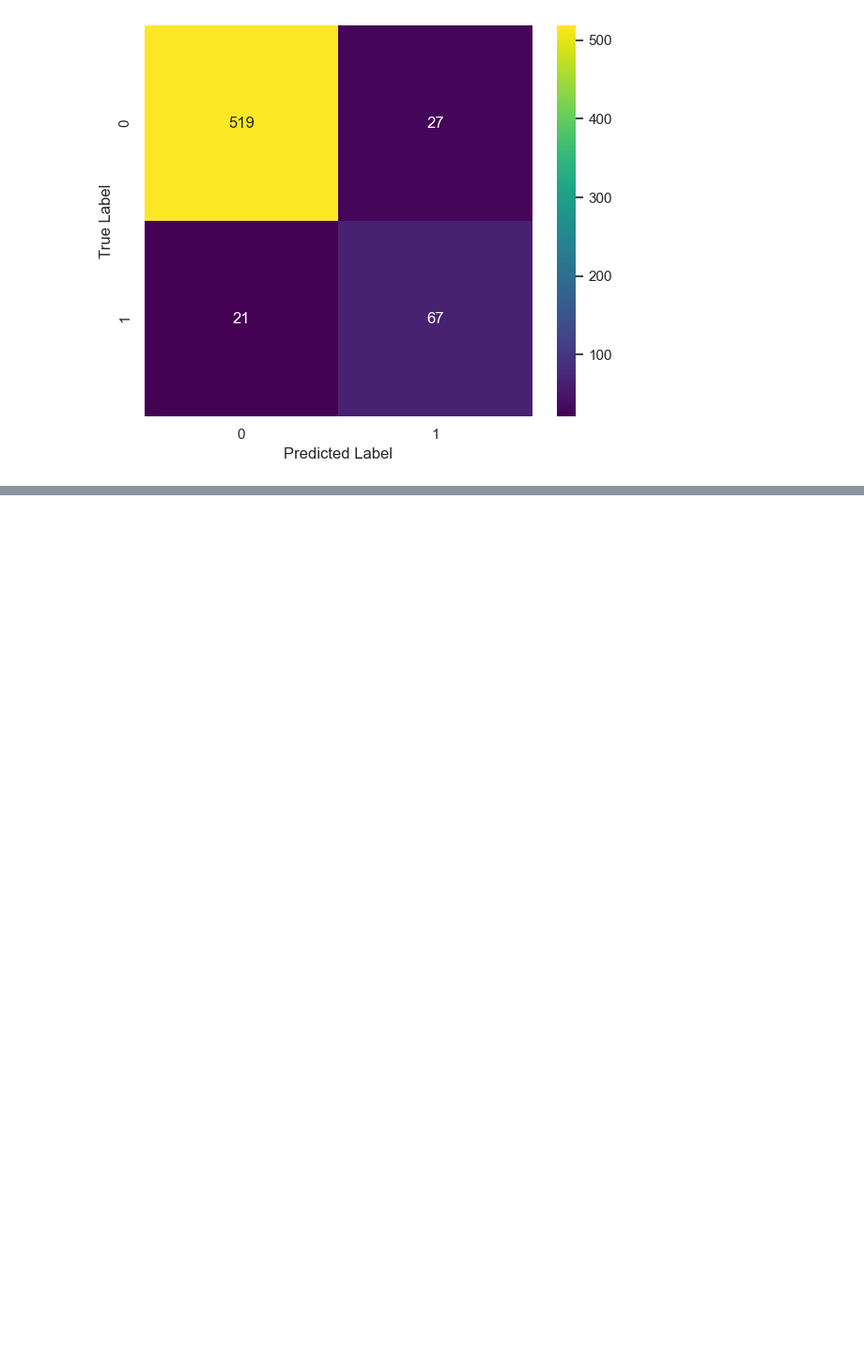
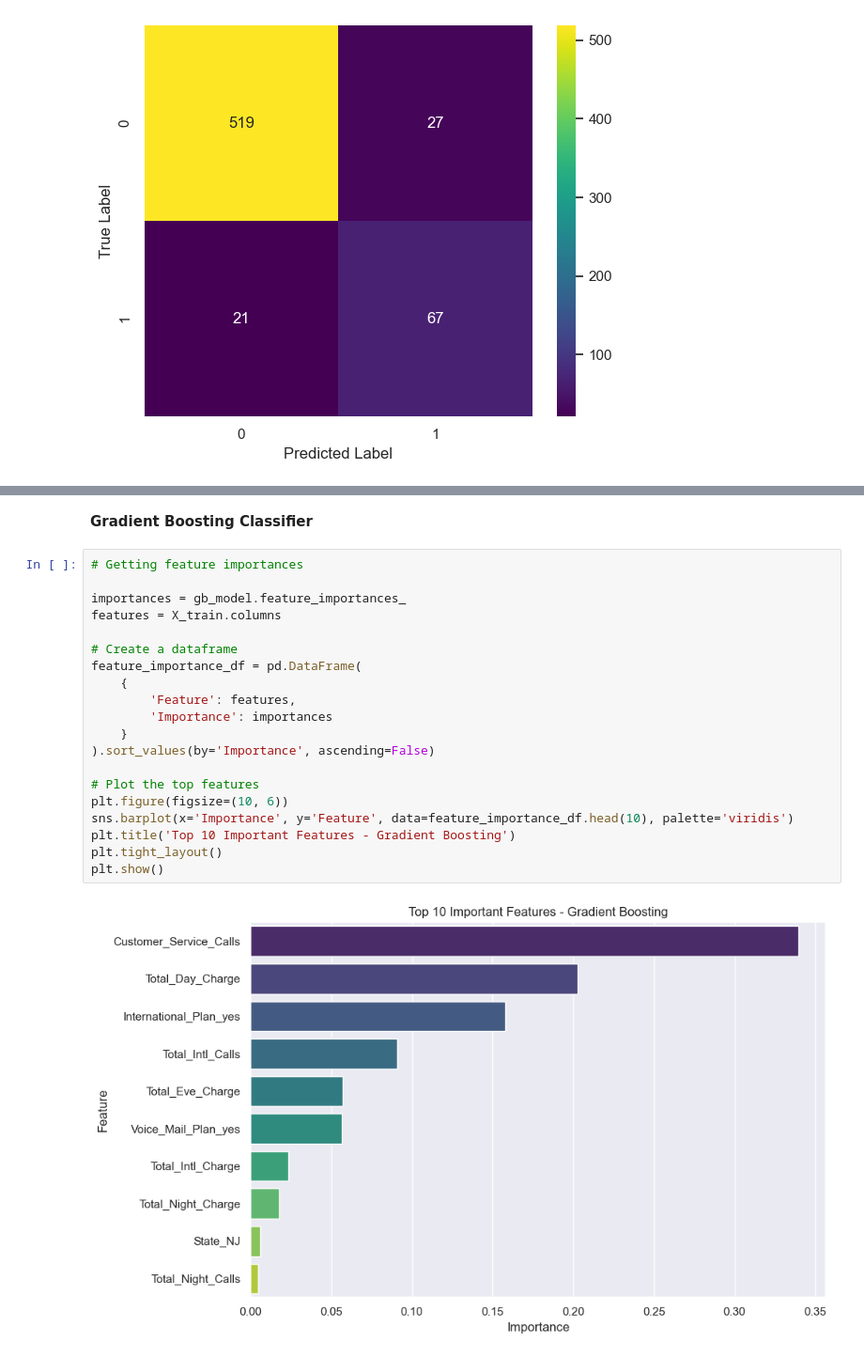
Before and after one commit to augustine-magani/Phase-3-Project, a Jupyter notebook: Augustine_phase_3_project.ipynb, the cells around one changed output, grey strips where cells are left out. Shown at 94% size. Cells and saved outputs as stored; diff of their text form; blank space fills up the shorter version.

```diff
--- a/Augustine_phase_3_project.ipynb
+++ b/Augustine_phase_3_project.ipynb
@@ -1373,0 +1464,24 @@ plt.show()
+# %% [markdown]
+**Gradient Boosting Classifier**
+# %%
+# Getting feature importances
+
+importances = gb_model.feature_importances_
+features = X_train.columns
+
+# Create a dataframe
+feature_importance_df = pd.DataFrame(
+    {
+        'Feature': features,
+        'Importance': importances
+    }
+).sort_values(by='Importance', ascending=False)
+
+# Plot the top features
+plt.figure(figsize=(10, 6))
+sns.barplot(x='Importance', y='Feature', data=feature_importance_df.head(10), palette='viridis')
+plt.title('Top 10 Important Features - Gradient Boosting')
+plt.tight_layout()
+plt.show()
+# %% [output]
+[figure, added]
```
Also changed, not shown: parts of 52 cells of this notebook.
